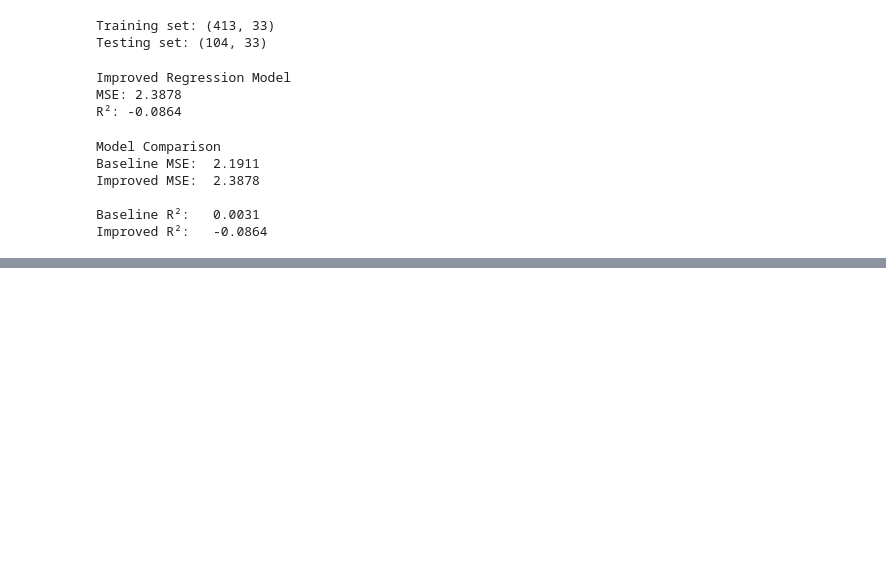
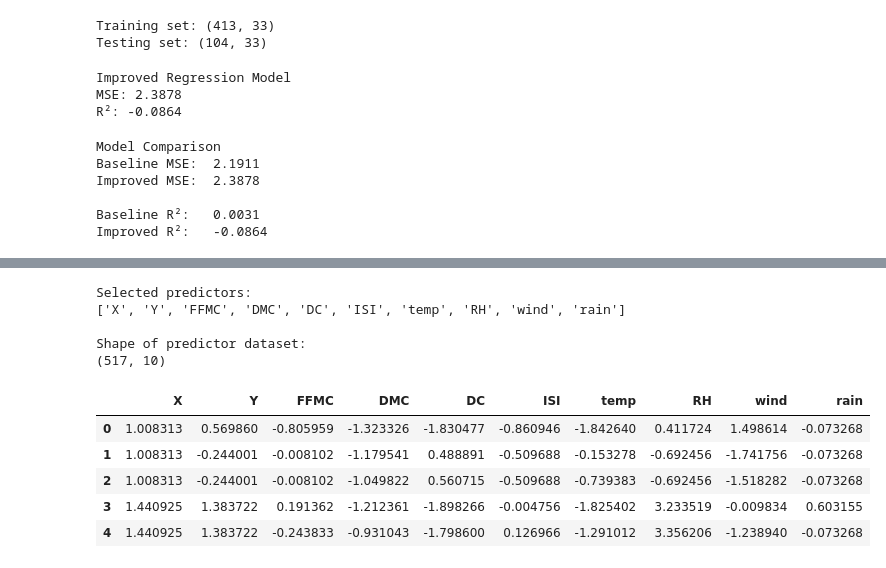
Before and after one commit to donjuel003/Forest-Fires, a Jupyter notebook: Final_Forest Fires Prevention.ipynb, the cells around one changed output, grey strips where cells are left out. Saved outputs shown, nothing was run; the diff lists cells and outputs as text; code cells hidden in the pictures; blank space fills up the shorter version.

```diff
--- a/Final_Forest Fires Prevention.ipynb
+++ b/Final_Forest Fires Prevention.ipynb
@@ -523,0 +968,50 @@ Improved R²:   -0.0864
+# %%
+# Selection of relevant numerical predictors
+selected_features = [
+    "X",
+    "Y",
+    "FFMC",
+    "DMC",
+    "DC",
+    "ISI",
+    "temp",
+    "RH",
+    "wind",
+    "rain"
+]
+
+X_classification = X[selected_features].copy()
+
+print("Selected predictors:")
+print(X_classification.columns.tolist())
+
+print("\nShape of predictor dataset:")
+print(X_classification.shape)
+# %% [output]
+Selected predictors:
+['X', 'Y', 'FFMC', 'DMC', 'DC', 'ISI', 'temp', 'RH', 'wind', 'rain']
+
+Shape of predictor dataset:
+(517, 10)
+# %%
+# Initialize StandardScaler
+scaler = StandardScaler()
+
+# Scale the predictors
+X_scaled = scaler.fit_transform(X_classification)
+
+# Convert back to DataFrame for easier interpretation
+X_scaled = pd.DataFrame(
+    X_scaled,
+    columns=selected_features,
+    index=X_classification.index
+)
+
+X_scaled.head()
+# %% [output]
+|  | X | Y | FFMC | DMC | DC | ISI | temp | RH | wind | rain |
+| 0 | 1.008313 | 0.569860 | -0.805959 | -1.323326 | -1.830477 | -0.860946 | -1.842640 | 0.411724 | 1.498614 | -0.073268 |
+| 1 | 1.008313 | -0.244001 | -0.008102 | -1.179541 | 0.488891 | -0.509688 | -0.153278 | -0.692456 | -1.741756 | -0.073268 |
+| 2 | 1.008313 | -0.244001 | -0.008102 | -1.049822 | 0.560715 | -0.509688 | -0.739383 | -0.692456 | -1.518282 | -0.073268 |
+| 3 | 1.440925 | 1.383722 | 0.191362 | -1.212361 | -1.898266 | -0.004756 | -1.825402 | 3.233519 | -0.009834 | 0.603155 |
+| 4 | 1.440925 | 1.383722 | -0.243833 | -0.931043 | -1.798600 | 0.126966 | -1.291012 | 3.356206 | -1.238940 | -0.073268 |
```
Also changed, not shown: parts of 39 cells of this notebook.
